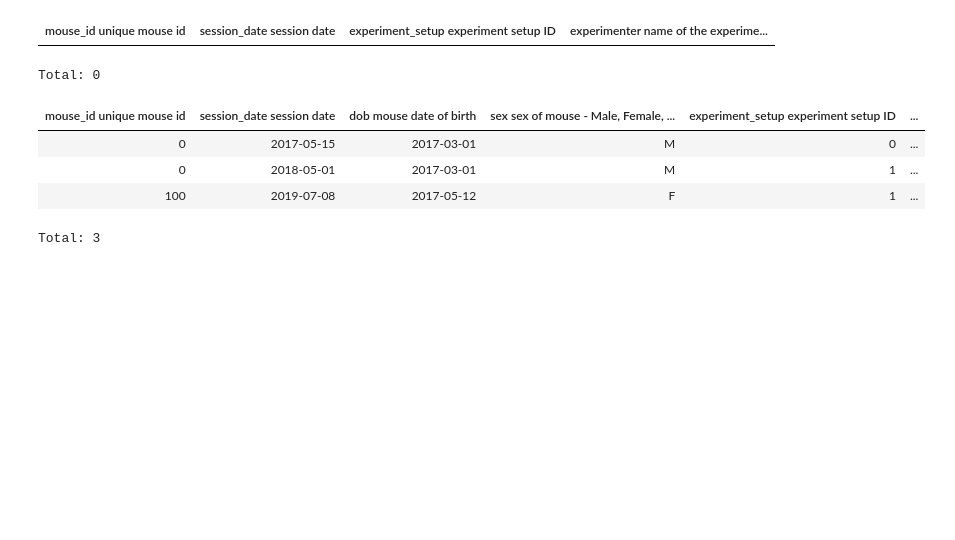
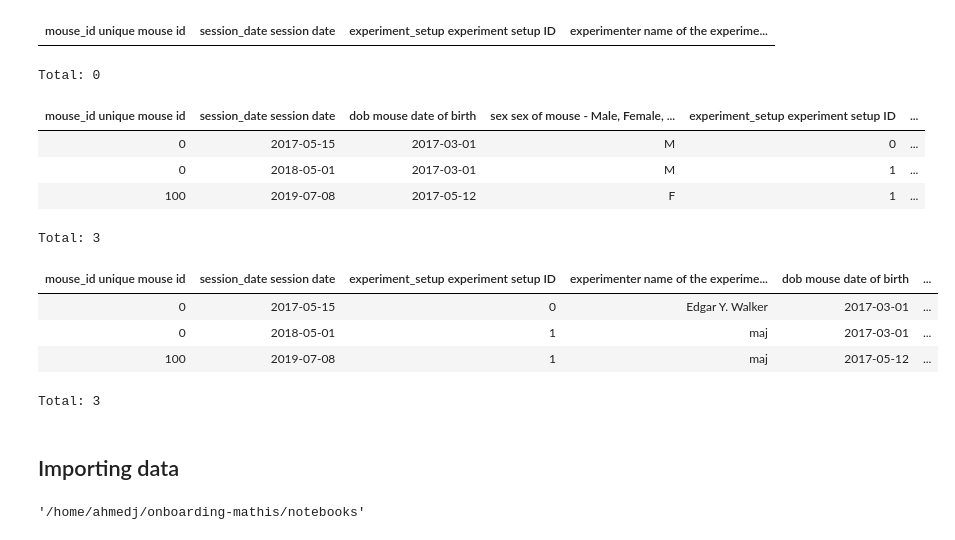
Before and after one commit to Ahmedjjj/onboarding-mathis, a Jupyter notebook: notebooks/tutorial.ipynb, the cells around one changed output. Drawn from its saved outputs; the diff is of its cells as text; code cells hidden in the pictures; blank space fills up the shorter version.

Commit message:
finish imported data part of tutorial

```diff
--- a/notebooks/tutorial.ipynb
+++ b/notebooks/tutorial.ipynb
@@ -325,3 +322,17 @@ mouse * session
 | 0 | 2018-05-01 | 2017-03-01 | M | 1 | ... |
 | 100 | 2019-07-08 | 2017-05-12 | F | 1 | ... |
 Total: 3
+# %%
+session * mouse # same, different column order
+# %% [output]
+| mouse_id unique mouse id | session_date session date | experiment_setup experiment setup ID | experimenter name of the experime... | dob mouse date of birth | ... |
+| 0 | 2017-05-15 | 0 | Edgar Y. Walker | 2017-03-01 | ... |
+| 0 | 2018-05-01 | 1 | maj | 2017-03-01 | ... |
+| 100 | 2019-07-08 | 1 | maj | 2017-05-12 | ... |
+Total: 3
+# %% [markdown]
+## Importing data
+# %%
+os.getcwd()
+# %% [output]
+'/home/ahmedj/onboarding-mathis/notebooks'
```
Also changed, not shown: parts of 19 cells of this notebook, 5 other files.
